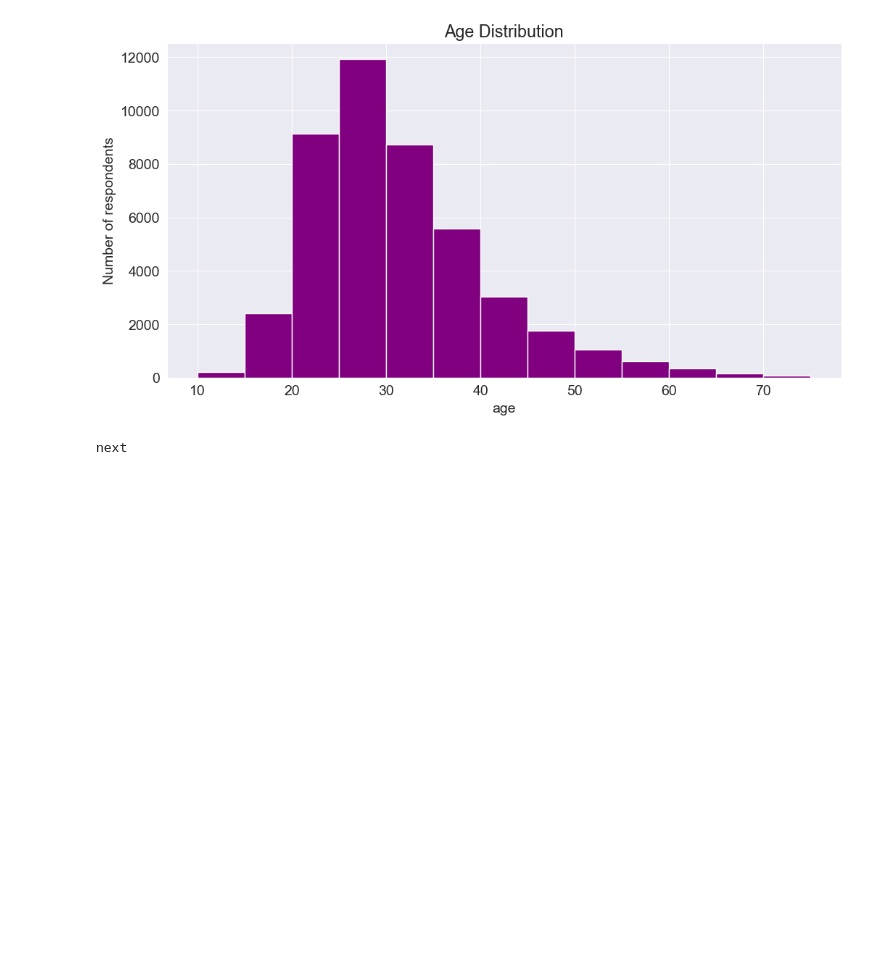
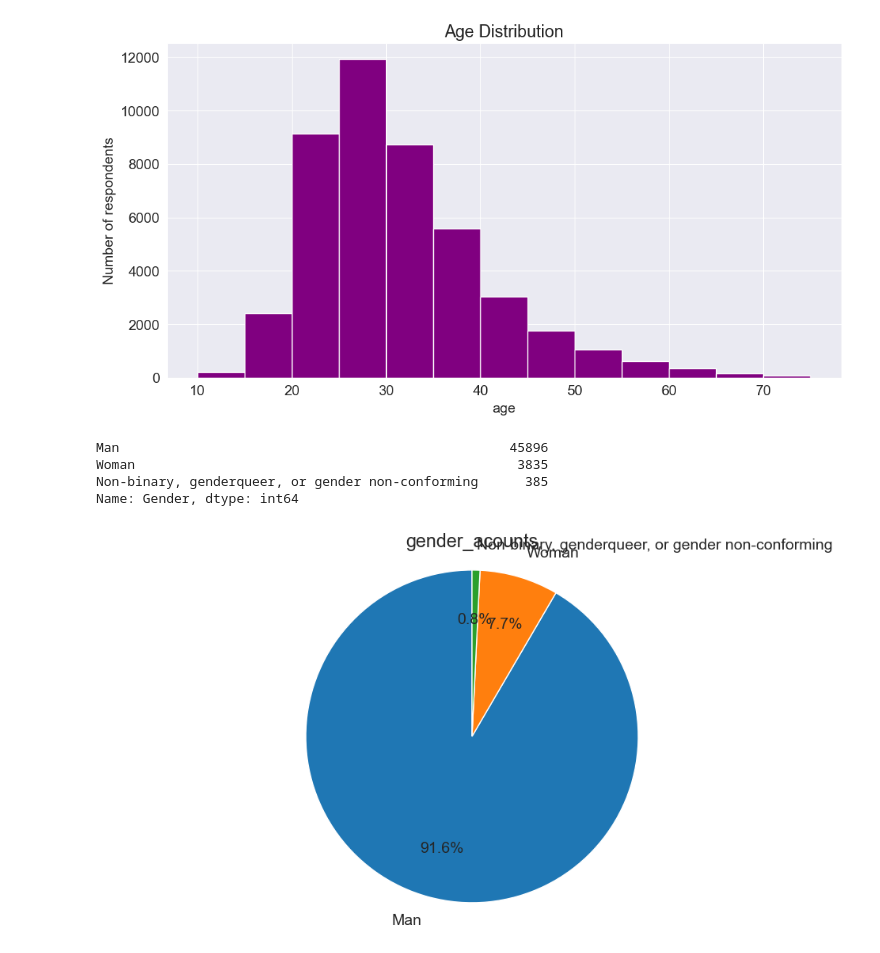
Before and after one commit to fabrice-programmer/project-das, a Jupyter notebook: realworld.ipynb, the cells around one changed output. Saved outputs shown, nothing was run; the diff lists cells and outputs as text; code cells hidden in the pictures; blank space fills up the shorter version.

```diff
--- a/realworld.ipynb
+++ b/realworld.ipynb
@@ -240,6 +240,38 @@ plt.hist(survey_df.Age.dropna(), bins=np.arange(10, 80, 5), color='purple')
  <BarContainer object of 13 artists>)
 [figure]
 # %%
-print('next')
+schema.Gender
+gender_acounts=survey_df.Gender.value_counts()
+gender_acounts
 # %% [output]
-next
+Man                                                  45896
+Woman                                                 3835
+Non-binary, genderqueer, or gender non-conforming      385
+Name: Gender, dtype: int64
+# %%
+
+
+
+labels = [
+    "Man",
+    "Woman",
+    "Non-binary, genderqueer, or gender non-conforming"
+]
+
+plt.figure(figsize=(12,6))
+plt.title('gender_acounts')
+
+
+plt.pie(
+    gender_acounts,
+    labels=labels,
+    autopct='%1.1f%%',
+    startangle=90,
+    pctdistance=0.7,
+    labeldistance=1.15
+)
+
+plt.axis('equal')
+plt.show()
+# %% [output]
+[figure, added]
```
Also changed, not shown: parts of 1 cell of this notebook.
